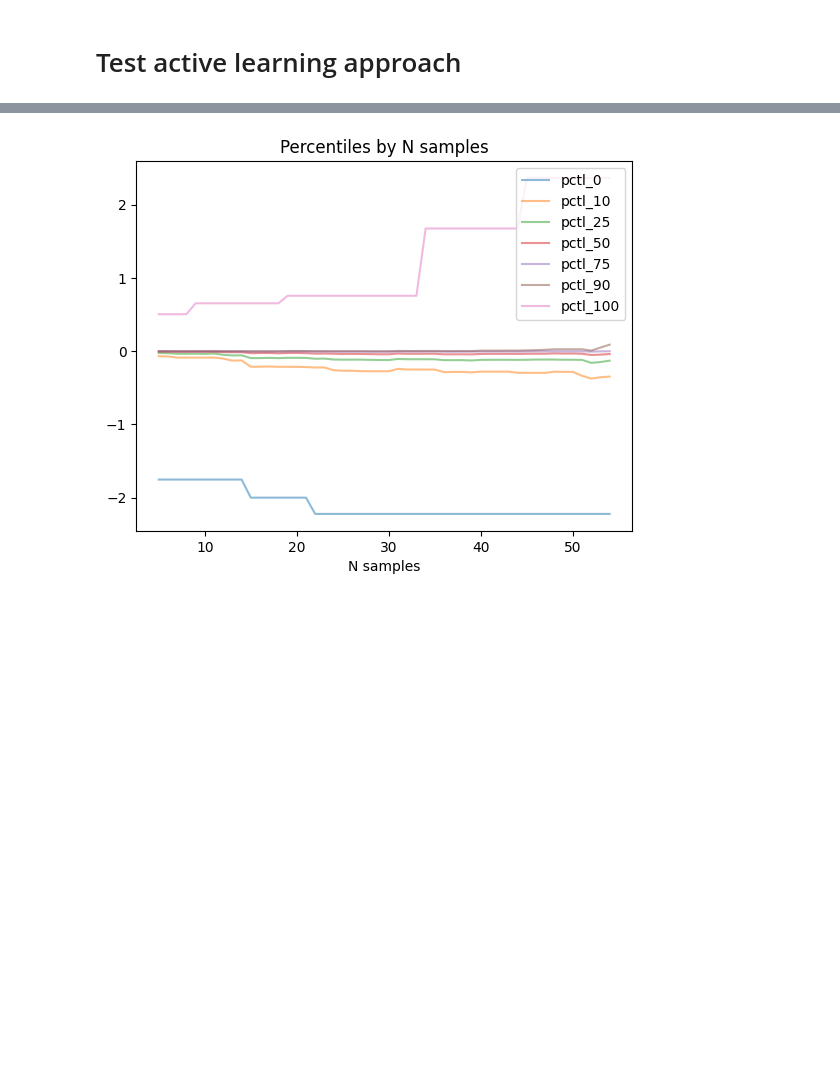
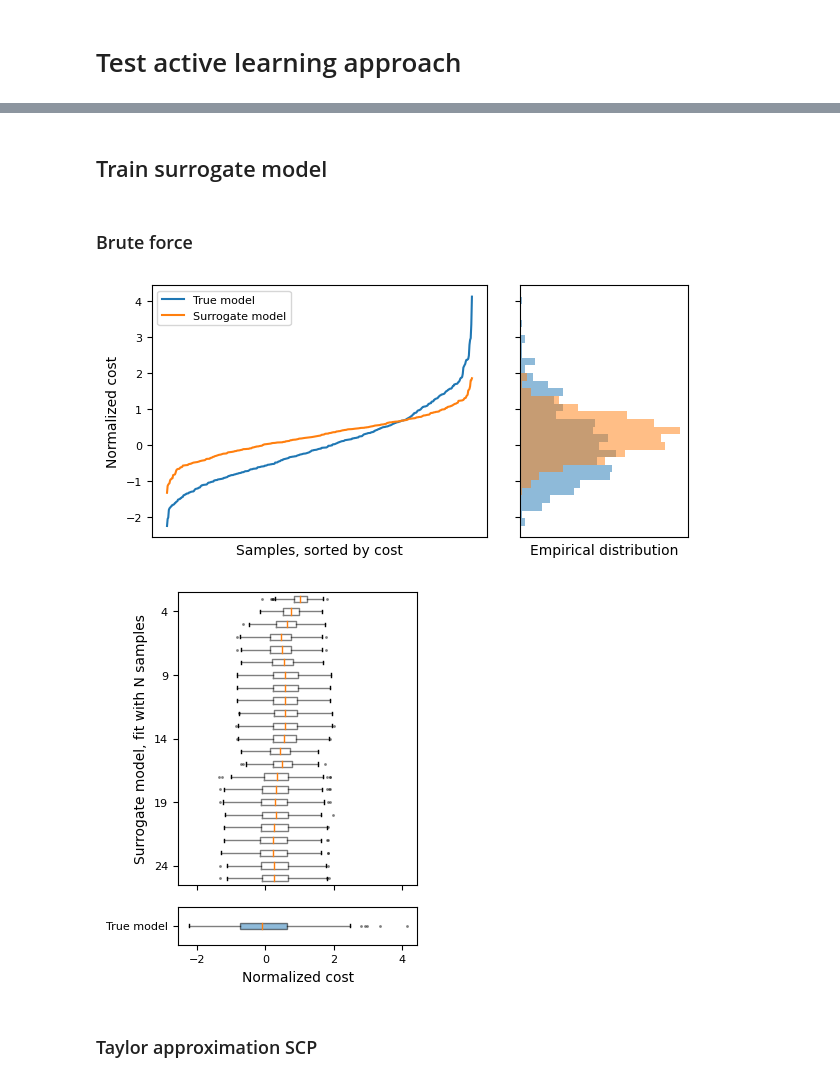
Before and after one commit to etrieschman/grid-planner, a Jupyter notebook: code/test_active_opt.ipynb, the cells around one changed output, grey strips where cells are left out. Drawn from its saved outputs; the diff is of its cells as text; code cells hidden in the pictures; blank space fills up the shorter version.

```diff
--- a/code/test_active_opt.ipynb
+++ b/code/test_active_opt.ipynb
@@ -31,7 +43,7 @@ D = 10
 X = np.load('../data/pca_encoding.npy')[:,:D]
 n, d = X.shape
 # columns=['index', sample_num', 'operating_cost', 'market_rev', 'runtime'
-f = pd.read_csv('../data/combined_hvdc.csv', header=None).to_numpy()[:,2]
+f = pd.read_csv('../data/combined_hvac.csv', header=None).to_numpy()[:,2]
 # %%
 fscale = StandardScaler().fit_transform(f.reshape(-1,1)).flatten()
 Xscale = StandardScaler().fit_transform(X)
@@ -285,10 +50,16 @@ plt.show()
-# %%
-for k, v in results.items():
-    if k.startswith('pctl'):
-        plt.plot(np.arange(N)+n0, v, alpha=0.5, label=k)
-plt.title('Percentiles by N samples')
-plt.xlabel('N samples')
-plt.legend()
-plt.show()
-# %% [output]
-[figure, removed]
+# %%
+n0, N = 2, 25
+# %% [markdown]
+## Train surrogate model
+# %% [markdown]
+### Brute force
+# %%
+fpreds_brute = mes(None, X=Xscale, f=fscale, N=N, n0=n0, l=7)
+# %%
+plot_dist(fscale, fpreds_brute[N-1], bins=30)
+plot_boxplots(fscale, fpreds_brute)
+# %% [output]
+[figure, added]
+[figure, added]
+# %% [markdown]
+### Taylor approximation SCP
```
Also changed, not shown: parts of 24 cells of this notebook, 29 other files.
